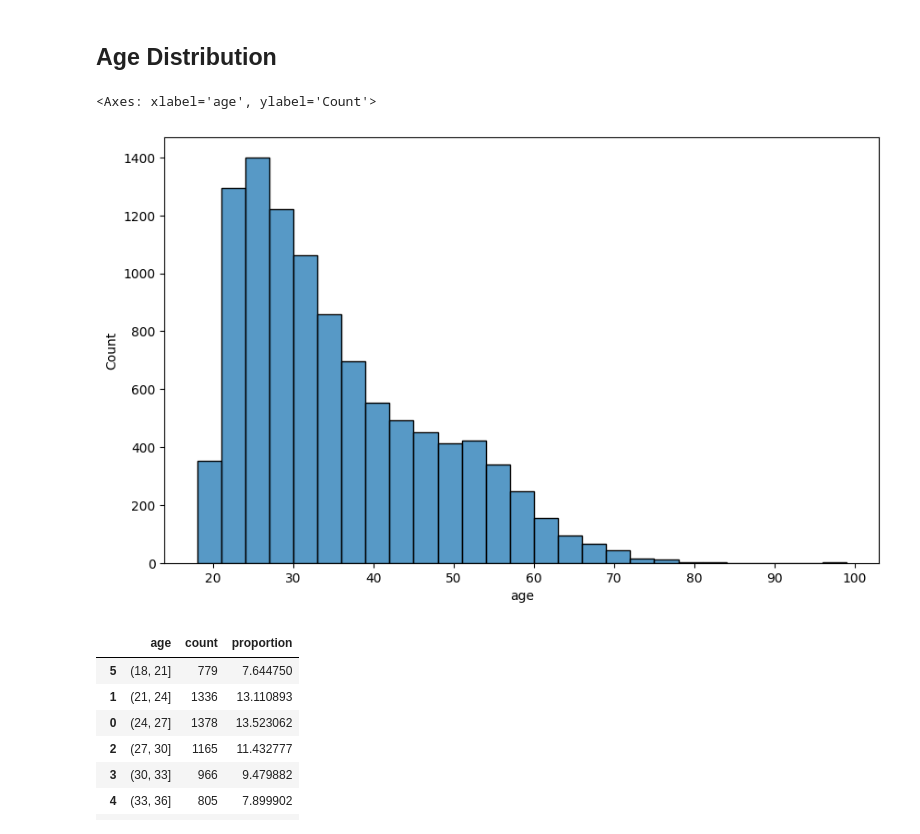
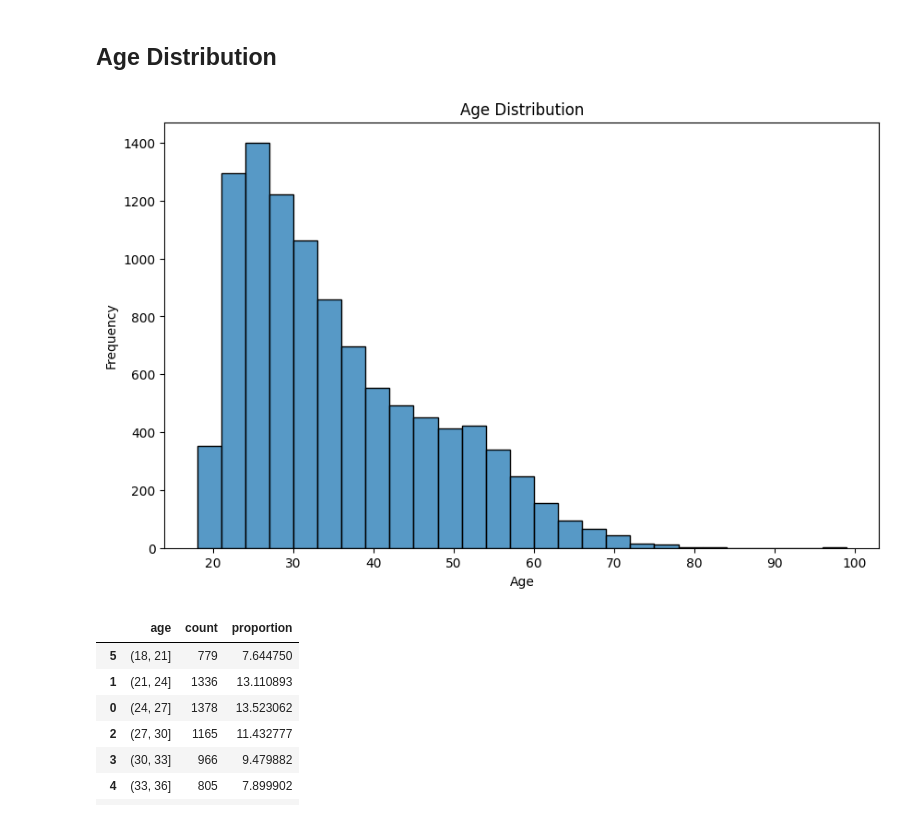
Before and after one commit to chance-roberts/DATA6550-Bias, a Jupyter notebook: Code/Roberts/RobertsC_Module1_Bias.ipynb, the cells around one changed output. Saved outputs shown, nothing was run; the diff lists cells and outputs as text; code cells hidden in the pictures.

```diff
--- a/Code/Roberts/RobertsC_Module1_Bias.ipynb
+++ b/Code/Roberts/RobertsC_Module1_Bias.ipynb
@@ -121,10 +121,13 @@ for i, bins in enumerate([int(rice_bins), int(fd_bins), int(sturges_bin), bins_3
 # %%
 #Visualize the age distribution
 utils.plt.figure(figsize=(10, 6))
 utils.sns.histplot(df_non_dup['age'], bins = bins_3_year)
+utils.plt.title('Age Distribution')
+utils.plt.xlabel('Age')
+utils.plt.ylabel('Frequency')
+utils.plt.show()
 # %% [output]
-<Axes: xlabel='age', ylabel='Count'>
-[figure, old version]
+[figure, new version]
 # %%
 #Create a table that contains the count for each bin
 age_bins = utils.pd.cut(df_non_dup['age'], bins = bins_3_year)
```
Also changed, not shown: parts of 13 cells of this notebook.
